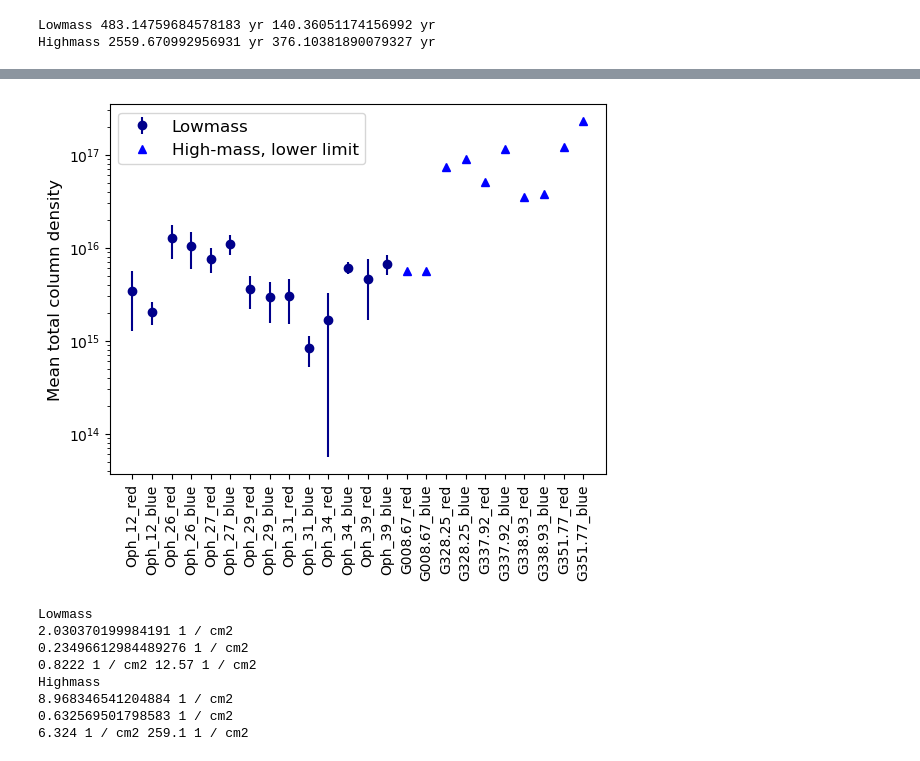
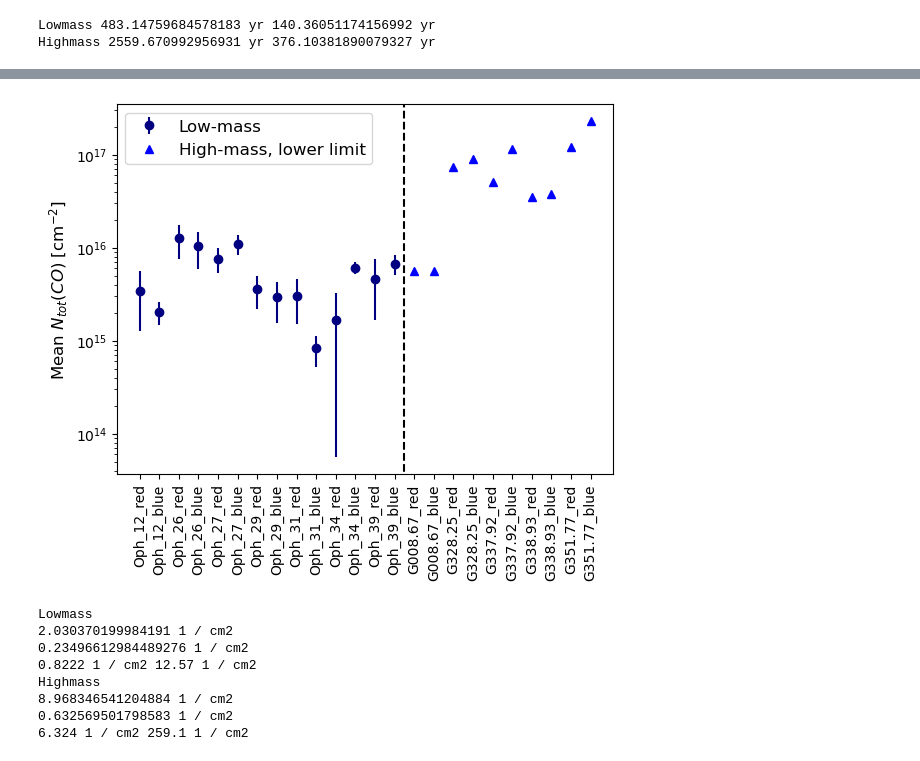
Before and after one commit to femkeballieux/master_project_2, a Jupyter notebook: code/discussion_plots.ipynb, the cells around one changed output, grey strips where cells are left out. Drawn from its saved outputs; the diff is of its cells as text; code cells hidden in the pictures.

```diff
--- a/code/discussion_plots.ipynb
+++ b/code/discussion_plots.ipynb
@@ -226,37 +227,37 @@ lowmass_ID_fields = np.array(['Oph_12_red', 'Oph_12_blue', 'Oph_26_red','Oph_26_
                               'Oph_31_blue', 'Oph_34_red', 'Oph_34_blue', 'Oph_39_red','Oph_39_blue'])
 highmass_ID_fields = np.array(['G008.67_red', 'G008.67_blue','G328.25_red', 'G328.25_blue', 'G337.92_red', 'G337.92_blue', 'G338.93_red', 'G338.93_blue','G351.77_red'\
                                , 'G351.77_blue'])
 
 
 lowmass_N_behaved = np.array([3.453e+15, 2.025e+15, 1.257e+16, 1.028e+16, 7.593e+15, 1.088e+16, 3.58e+15, 2.924e+15, 3.036e+15, 8.222e+14, 1.653e+15, 6.088e+15, 4.646e+15,\
                               6.694e+15]) / u.cm**2
 e_N_lowmass = np.array([2.199e+15, 5.589e+14, 4.998e+15, 4.339e+15, 2.303e+15, 2.654e+15, 1.376e+15, 1.382e+15, 1.539e+15, 3.082e+14, 1.597e+15, 8.416e+14, 2.968e+15,\
                         1.662e+15])/ u.cm**2
 
 highmass_N_behaved = np.array([6.324e+15,6.924e+15, 8.223e+16, 1.11e+17, 5.735e+16, 1.303e+17, 4.101e+16, 4.261e+16, 1.373e+17, 2.591e+17]) / u.cm**2
 e_N_highmass=np.array([7.374e+14, 1.36e+15, 9.219e+15, 2.094e+16, 6.518e+15, 1.394e+16, 5.638e+15, 4.964e+15, 1.707e+16, 2.903e+16]) / u.cm**2
 
 
-
-plt.errorbar(lowmass_ID_fields, lowmass_N_behaved, yerr=e_N_lowmass, fmt='o', label='Lowmass', color='darkblue')
+plt.vlines(13.5,1e13,1e18, color='black', linestyle='--')
+plt.errorbar(lowmass_ID_fields, lowmass_N_behaved, yerr=e_N_lowmass, fmt='o', label='Low-mass', color='navy')
 plt.errorbar(highmass_ID_fields, highmass_N_behaved - e_N_highmass, label='High-mass, lower limit', color='blue', fmt='^')
 plt.legend()
 plt.xticks(rotation=90)
-plt.ylabel('Mean total column density')
+plt.ylabel(r'Mean $N_{tot}(CO)$ [cm$^{-2}$]')
 plt.semilogy()
 plt.savefig(path+'columndensity_comparison.png', dpi=500, bbox_inches='tight')
 plt.show()
 
 print("Lowmass")
 print(np.sum(lowmass_N_behaved / np.square(e_N_lowmass )) / np.sum(1 / np.square(e_N_lowmass))/1e15)
 print(np.sqrt(1 / np.sum(1 / np.square(e_N_lowmass)))/1e15)
 print(np.min(lowmass_N_behaved)/1e15, np.max(lowmass_N_behaved)/1e15)
 print("Highmass")
 print(np.sum(highmass_N_behaved / np.square(e_N_highmass )) / np.sum(1 / np.square(e_N_highmass))/1e15)
 print(np.sqrt(1 / np.sum(1 / np.square(e_N_highmass)))/1e15)
 print(np.min(highmass_N_behaved)/1e15, np.max(highmass_N_behaved)/1e15)
 # %% [output]
-[figure, old version]
+[figure, new version]
 Lowmass
 2.030370199984191 1 / cm2
 0.23496612984489276 1 / cm2
```
Also changed, not shown: parts of 5 cells of this notebook, 19 other files.
